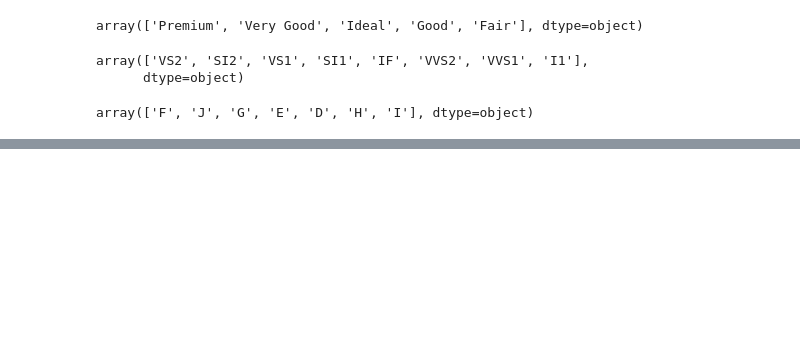
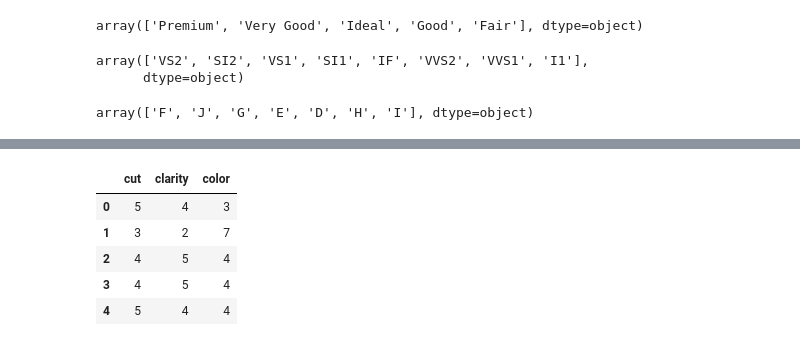
Before and after one commit to Deepakkumar95/FirstML, a Jupyter notebook: src/notebook/EDA.ipynb, the cells around one changed output, grey strips where cells are left out. Drawn from its saved outputs; the diff is of its cells as text; code cells hidden in the pictures; blank space fills up the shorter version.

```diff
--- a/src/notebook/EDA.ipynb
+++ b/src/notebook/EDA.ipynb
@@ -224,0 +225,13 @@ sns.pairplot(df)
+# %%
+df["cut"]=df["cut"].replace(cut_map)
+df["clarity"]= df["clarity"].replace(clarity_map)
+df["color"]= df["color"].replace(color_map)
+# %%
+df[["cut", "clarity", "color"]].head()
+# %% [output]
+|  | cut | clarity | color |
+| 0 | 5 | 4 | 3 |
+| 1 | 3 | 2 | 7 |
+| 2 | 4 | 5 | 4 |
+| 3 | 4 | 5 | 4 |
+| 4 | 5 | 4 | 4 |
```
Also changed, not shown: parts of 3 cells of this notebook, 1 other file.
